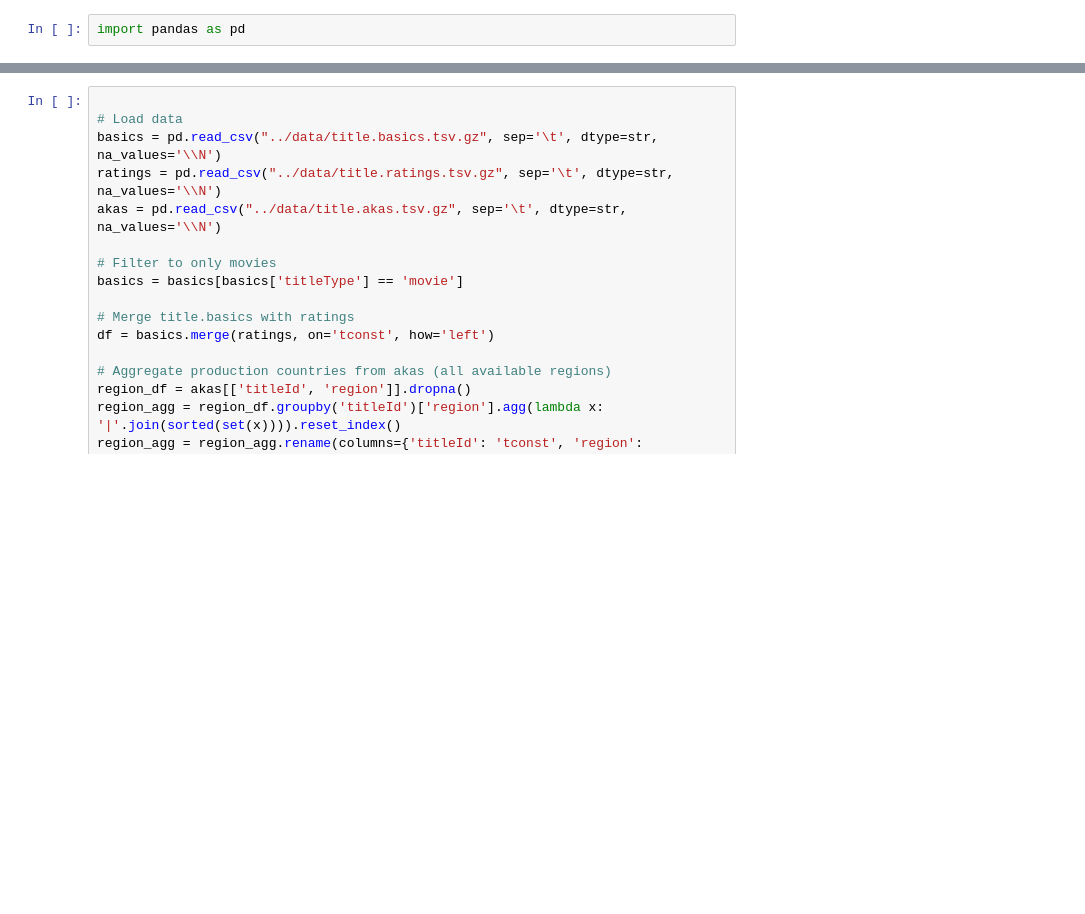
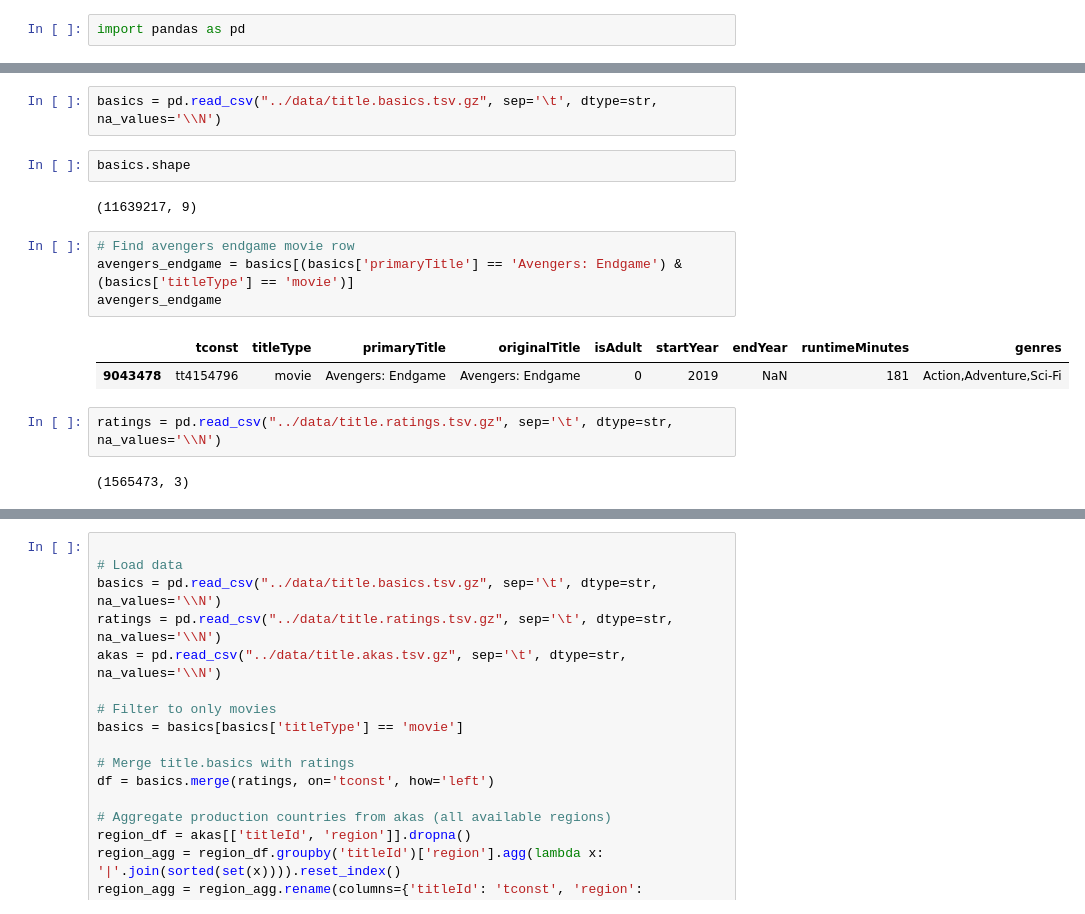
Before and after one commit to fvhreimert/social_data_final_project, a Jupyter notebook: data_cleaning.ipynb, the cells around one changed output, grey strips where cells are left out. Drawn from its saved outputs; the diff is of its cells as text; blank space fills up the shorter version.

```diff
--- a/data_cleaning.ipynb
+++ b/data_cleaning.ipynb
@@ -97,0 +3,17 @@ df_final
+# %%
+basics = pd.read_csv("../data/title.basics.tsv.gz", sep='\t', dtype=str, na_values='\\N')
+# %%
+basics.shape
+# %% [output]
+(11639217, 9)
+# %%
+# Find avengers endgame movie row
+avengers_endgame = basics[(basics['primaryTitle'] == 'Avengers: Endgame') & (basics['titleType'] == 'movie')]
+avengers_endgame
+# %% [output]
+|  | tconst | titleType | primaryTitle | originalTitle | isAdult | startYear | endYear | runtimeMinutes | genres |
+| 9043478 | tt4154796 | movie | Avengers: Endgame | Avengers: Endgame | 0 | 2019 | NaN | 181 | Action,Adventure,Sci-Fi |
+# %%
+ratings = pd.read_csv("../data/title.ratings.tsv.gz", sep='\t', dtype=str, na_values='\\N')
+# %% [output]
+(1565473, 3)
```
Also changed, not shown: parts of 19 cells of this notebook, 8 other files.
